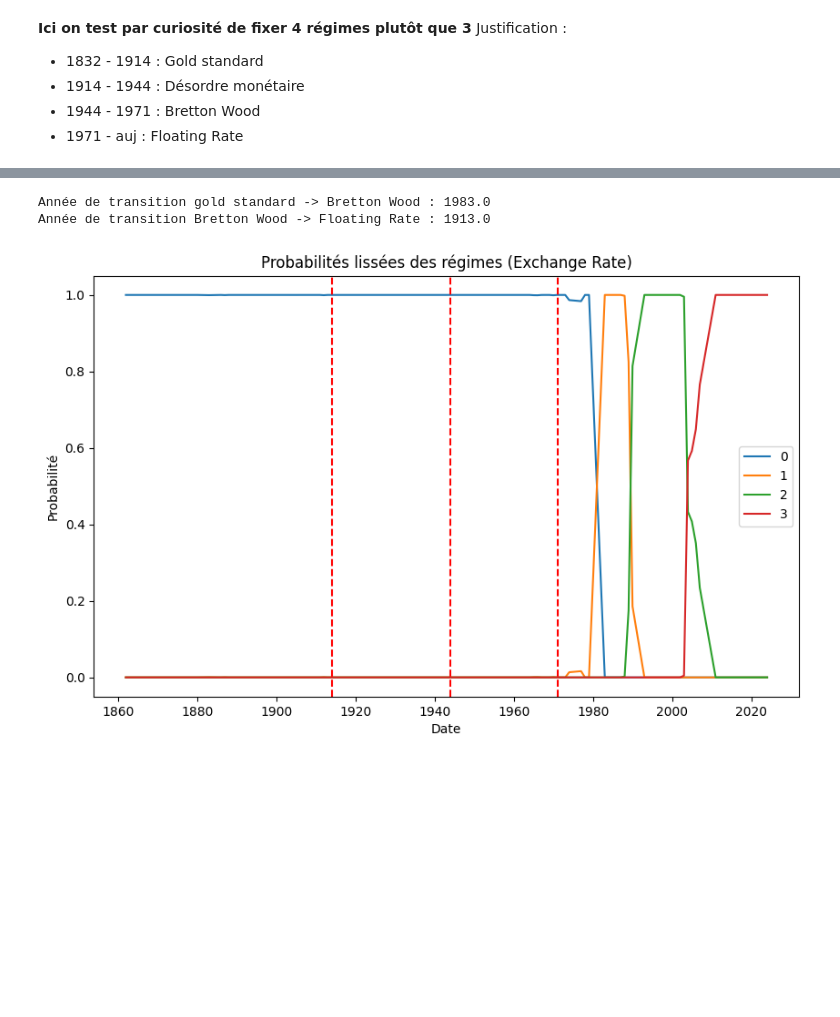
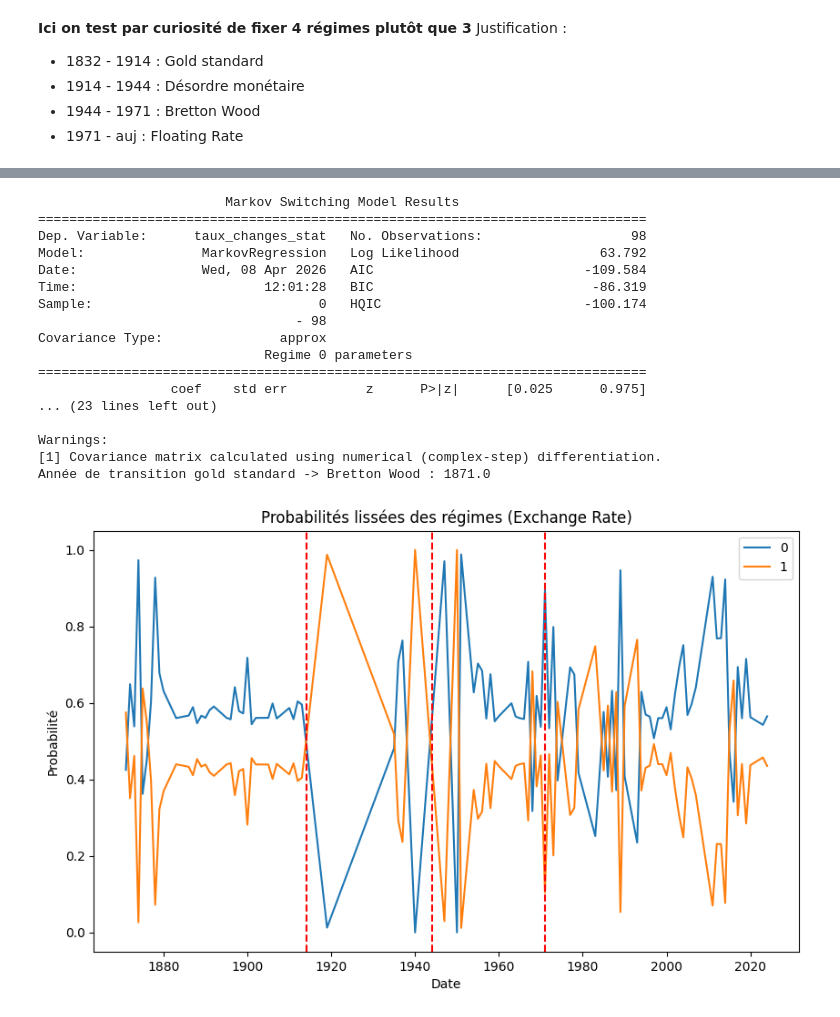
Before and after one commit to TimmGRT/Monetary-Policy-UK-1870-2025, a Jupyter notebook: CODE_ZONE/timeo_code/timeo_code_markov.ipynb, the cells around one changed output, grey strips where cells are left out. Saved outputs shown, nothing was run; the diff lists cells and outputs as text; code cells hidden in the pictures; blank space fills up the shorter version.

Commit message:
pain modèle de markov, intépretation à faire mais prometteuse

```diff
--- a/CODE_ZONE/timeo_code/timeo_code_markov.ipynb
+++ b/CODE_ZONE/timeo_code/timeo_code_markov.ipynb
@@ -309,20 +328,21 @@ Justification :
 - 1971 - auj : Floating Rate
 # %%
 ### MARKOV POUR LE PIB
-markov_pib = MarkovRegression(y, k_regimes = nreg, exog = i_gdp, switching_variance = True)
+markov_pib = MarkovRegression(y, k_regimes = nreg, exog = i_gdp, switching_variance = var, switching_trend= st)
 
 # Estimationd du MLE
 result_pib = markov_pib.fit()
 print(result_pib.summary())
 
-# # Matrice de transition
-#print(result_pib.model.transition_matrix)
-
 # Probbailités smoothés
 probs = result_pib.smoothed_marginal_probabilities
 
-print(f"Année de transition gold standard -> Bretton Wood : {probs.index[probs[0] < probs[1]].min()}")
-print(f"Année de transition Bretton Wood -> Floating Rate : {probs.index[(probs.index > 1900.0) & (probs[1] < probs[2])].min()}")
+try :
+    print(f"Année de transition gold standard -> Bretton Wood : {probs.index[probs[0] < probs[1]].min()}")
+    print(f"Année de transition Bretton Wood -> Floating Rate : {probs.index[(probs.index > 1900.0) & (probs[1] < probs[2])].min()}")
+
+except Exception as ex:
+    pass
 
 #Plot des résultats des probabilités lissés
 probs.plot(figsize=(10,6))
@@ -355,32 +375,50 @@ Année de transition Bretton Wood -> Floating Rate : 1913.0
 # %%
 ### MRKOV POUR LE TAUX DE CHANGE
-markov_change = MarkovRegression(e, k_regimes = nreg, exog = i_exch, switching_variance = True)
+markov_change = MarkovRegression(e, k_regimes = nreg, exog = i_exch, switching_variance = var, switching_trend= st)
 
 # Estimationd du MLE
-result_change = markov_pib.fit()
-# print(result_change.summary())
+result_change = markov_change.fit()
+print(result_change.summary())
 
 # # Matrice de transition
 # print(result_change.transition_matrix)
 
 # Probbailités smoothés
 probs_change = result_change.smoothed_marginal_probabilities
 
-print(f"Année de transition gold standard -> Bretton Wood : {probs_change.index[probs_change[0] < probs_change[1]].min()}")
-print(f"Année de transition Bretton Wood -> Floating Rate : {probs_change.index[(probs_change.index > 1900.0) & (probs_change[1] < probs_change[2])].min()}")
+try :
+    print(f"Année de transition gold standard -> Bretton Wood : {probs_change.index[probs_change[0] < probs_change[1]].min()}")
+    print(f"Année de transition Bretton Wood -> Floating Rate : {probs_change.index[(probs_change.index > 1900.0) & (probs_change[1] < probs_change[2])].min()}")
+except Exception as ex:
+    pass
 
 #Plot des résultats des probabilités lissés
 probs_change.plot(figsize=(10,6))
 plt.title("Probabilités lissées des régimes (Exchange Rate)")
 plt.axvline(x=1914, color='red', linestyle='--', label='Seuil')
 plt.axvline(x=1944, color='red', linestyle='--', label='Seuil')
 plt.axvline(x=1971, color='red', linestyle='--', label='Seuil')
 plt.xlabel("Date")
 plt.ylabel("Probabilité")
 plt.show()
 # %% [output]
-Année de transition gold standard -> Bretton Wood : 1983.0
-Année de transition Bretton Wood -> Floating Rate : 1913.0
+                        Markov Switching Model Results
+==============================================================================
+Dep. Variable:      taux_changes_stat   No. Observations:                   98
+Model:               MarkovRegression   Log Likelihood                  63.792
+Date:                Wed, 08 Apr 2026   AIC                           -109.584
+Time:                        12:01:28   BIC                            -86.319
+Sample:                             0   HQIC                          -100.174
+                                 - 98
+Covariance Type:               approx
+                             Regime 0 parameters
+==============================================================================
+                 coef    std err          z      P>|z|      [0.025      0.975]
+... (23 lines left out)
+
+Warnings:
+[1] Covariance matrix calculated using numerical (complex-step) differentiation.
+Année de transition gold standard -> Bretton Wood : 1871.0
-[figure, old version]
+[figure, new version]
 # %%
 ### MARKOV POUR L'INFLATION
```
Also changed, not shown: parts of 8 cells of this notebook.
